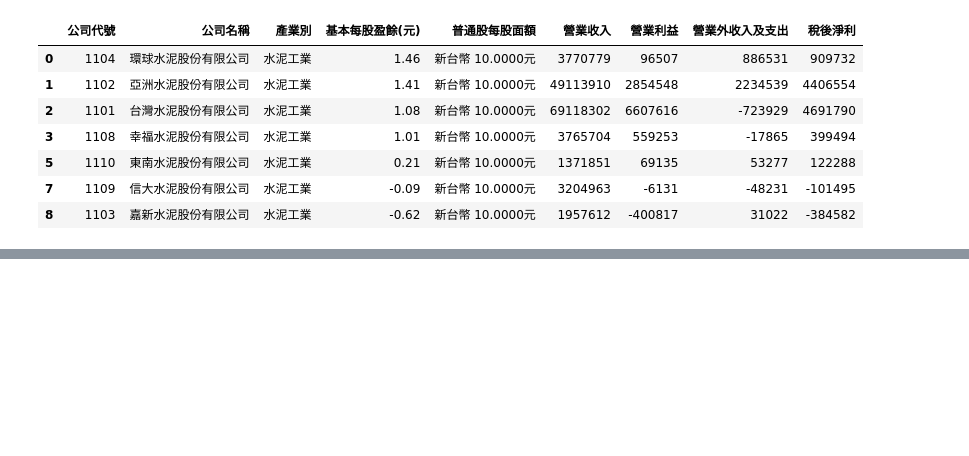
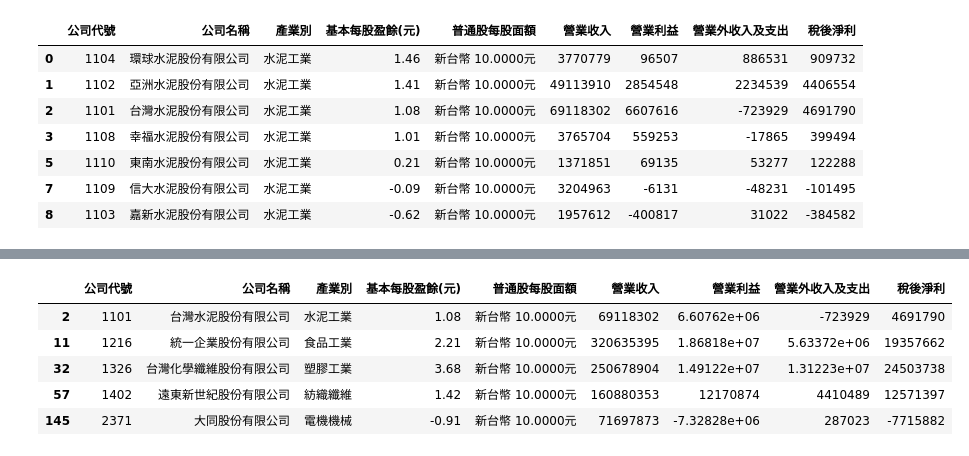
Before and after one commit to ywchiu/pyfinance, a Jupyter notebook: 20160329Demo.ipynb, the cells around one changed output, grey strips where cells are left out. Cells and saved outputs as stored; diff of their text form; code cells hidden in the pictures; blank space fills up the shorter version.

```diff
--- a/20160329Demo.ipynb
+++ b/20160329Demo.ipynb
@@ -185,0 +274,10 @@ stockdf[stockdf['公司代號'.decode('utf-8')] == '2330']
+# %%
+idx = stockdf.groupby(['產業別'.decode('utf-8')])['營業收入'.decode('utf-8')].transform(max) == stockdf['營業收入'.decode('utf-8')]
+stockdf[idx].head()
+# %% [output]
+|  | 公司代號 | 公司名稱 | 產業別 | 基本每股盈餘(元) | 普通股每股面額 | 營業收入 | 營業利益 | 營業外收入及支出 | 稅後淨利 |
+| 2 | 1101 | 台灣水泥股份有限公司 | 水泥工業 | 1.08 | 新台幣 10.0000元 | 69118302 | 6.60762e+06 | -723929 | 4691790 |
+| 11 | 1216 | 統一企業股份有限公司 | 食品工業 | 2.21 | 新台幣 10.0000元 | 320635395 | 1.86818e+07 | 5.63372e+06 | 19357662 |
+| 32 | 1326 | 台灣化學纖維股份有限公司 | 塑膠工業 | 3.68 | 新台幣 10.0000元 | 250678904 | 1.49122e+07 | 1.31223e+07 | 24503738 |
+| 57 | 1402 | 遠東新世紀股份有限公司 | 紡織纖維 | 1.42 | 新台幣 10.0000元 | 160880353 | 12170874 | 4410489 | 12571397 |
+| 145 | 2371 | 大同股份有限公司 | 電機機械 | -0.91 | 新台幣 10.0000元 | 71697873 | -7.32828e+06 | 287023 | -7715882 |
```
Also changed, not shown: parts of 9 cells of this notebook.
